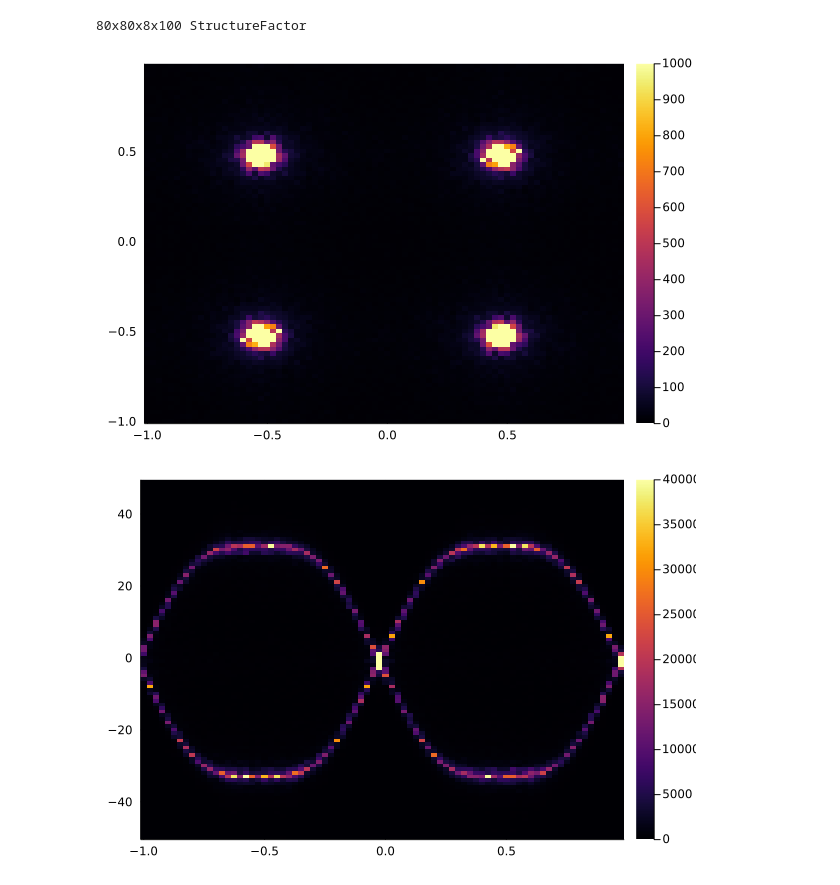
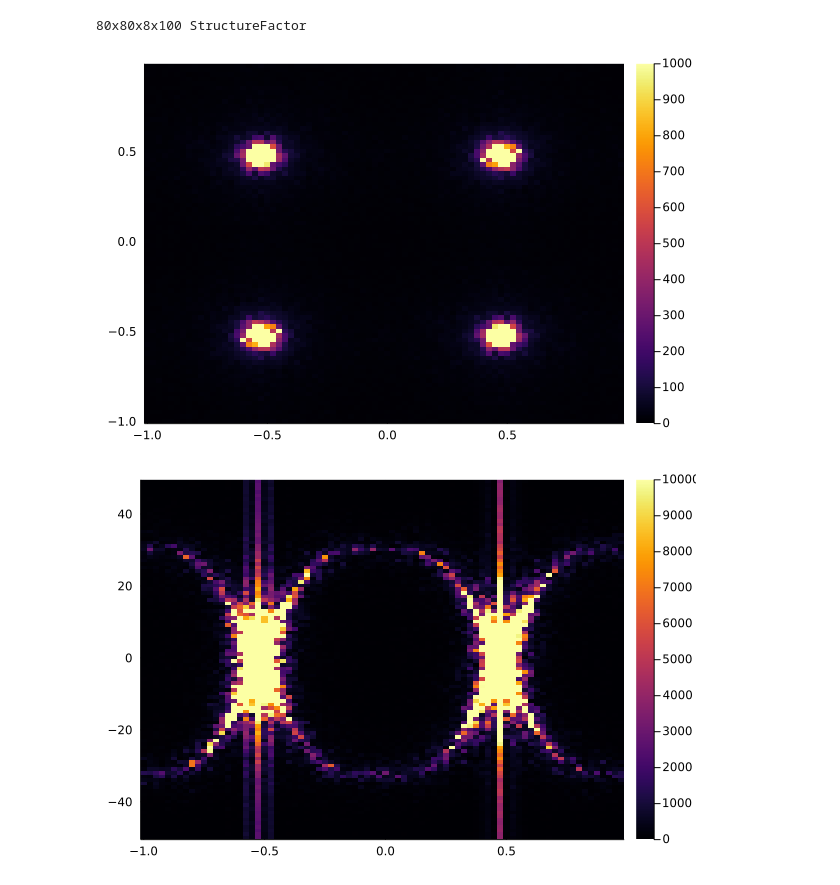
Before and after one commit to SunnySuite/SunnyTutorials, a Jupyter notebook: tutorials/Rb2MnF4/Rb2MnF4_tutorial.ipynb, the cells around one changed output. Cells and saved outputs as stored; diff of their text form; code cells hidden in the pictures.

```diff
--- a/tutorials/Rb2MnF4/Rb2MnF4_tutorial.ipynb
+++ b/tutorials/Rb2MnF4/Rb2MnF4_tutorial.ipynb
@@ -148,31 +148,31 @@ Done thermalizing. Beginning measurements...
 # %%
 #  === Create a function to plot S(Q) ===
 function PlotSQ(input_sq, input_sys; Slice, Imax)
     Q1   = range(input_sq.sfactor.offsets[1],length=size(input_sq.sfactor)[1])/size(input_sys.lattice)[1];
     Q2   = range(input_sq.sfactor.offsets[2],length=size(input_sq.sfactor)[2])/size(input_sys.lattice)[2];
     Q3   = range(input_sq.sfactor.offsets[3],length=size(input_sq.sfactor)[3])/size(input_sys.lattice)[3];
     midQ = Int64(size(Q1)[1]/2);
     Int = input_sq.sfactor[:,:,Slice,0]/prod(size(input_sys.lattice));
     return display(Plots.heatmap(Q1,Q2,Int,clim=(0,Imax),fmt = :png));
 end
 
 #  === Create a function to plot S(Q,W) ===
 function PlotSQW(input_sqw, input_sys; Slice1, Slice2, Imax)
     Q1   = range(input_sqw.sfactor.offsets[1],length=size(input_sqw.sfactor)[1])/size(input_sys.lattice)[1];
     Q2   = range(input_sqw.sfactor.offsets[2],length=size(input_sqw.sfactor)[2])/size(input_sys.lattice)[2];
     Q3   = range(input_sqw.sfactor.offsets[3],length=size(input_sqw.sfactor)[3])/size(input_sys.lattice)[3];
     EN   = range(input_sqw.sfactor.offsets[4],length=size(input_sqw.sfactor)[4]);
     midQ = Int64(size(Q1)[1]/2);
     Int  = input_sqw.sfactor[:,:,:,:]/prod(size(input_sys.lattice));
     return display(Plots.heatmap(Q1,EN,Int[:,Slice1,Slice2,:]',clim=(0,Imax),fmt = :png));
 end
 
 #  === Plots ===
 PlotSQ(sq_rb2mnf4, sys_rb2mnf4; Slice=0, Imax=1000)
-PlotSQW(sqw_rb2mnf4, sys_rb2mnf4; Slice1=0, Slice2=0, Imax=40000);
+PlotSQW(sqw_rb2mnf4, sys_rb2mnf4; Slice1=20, Slice2=0, Imax=10000);
 # %% [output]
 [figure]
-[figure, old version]
+[figure, new version]
 # %%
 ##  === Calculate SQW ===
 nsam      = 1; # Number of samples that are averaged over (usually 10 is good)
```
Also changed, not shown: parts of 1 cell of this notebook.
